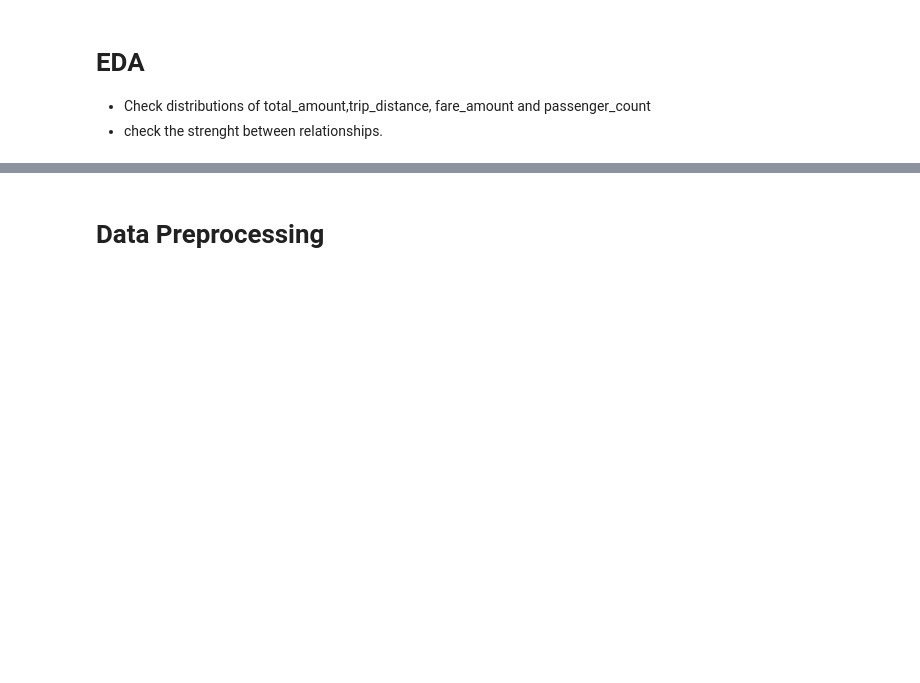
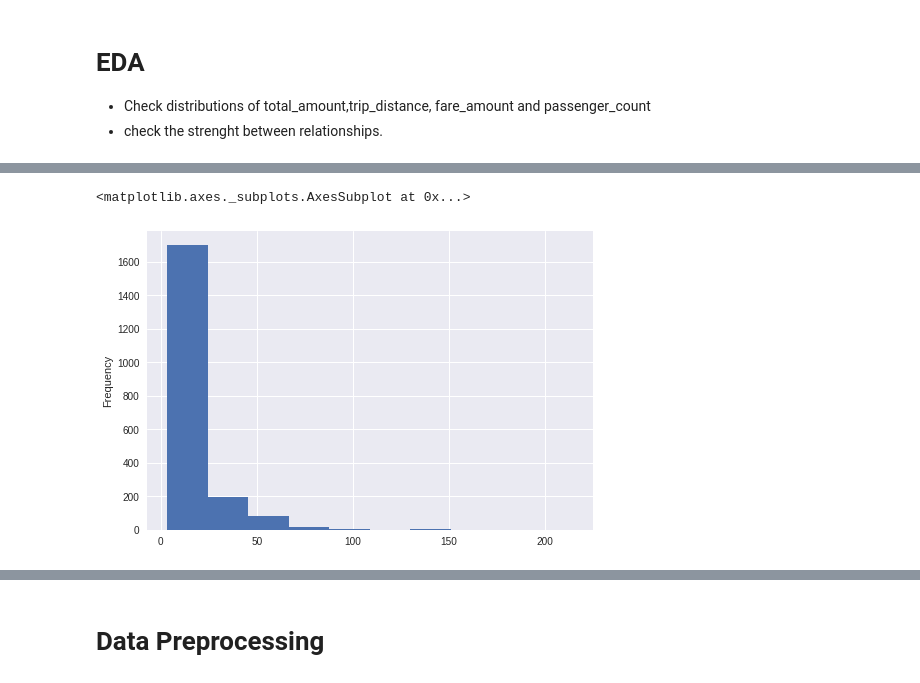
Before and after one commit to AmoDinho/Machine-Learning-Crash-Course-with-TF, a Jupyter notebook: examples/NYC_Taxis.ipynb, the cells around one changed output, grey strips where cells are left out. Drawn from its saved outputs; the diff is of its cells as text; code cells hidden in the pictures; blank space fills up the shorter version.

```diff
--- a/examples/NYC_Taxis.ipynb
+++ b/examples/NYC_Taxis.ipynb
@@ -68,0 +80,5 @@ df_taxi.describe()
+# %%
+df_taxi['total_amount'].plot(kind='hist')
+# %% [output]
+<matplotlib.axes._subplots.AxesSubplot at 0x...>
+[figure, added]
```
Also changed, not shown: parts of 32 cells of this notebook.
